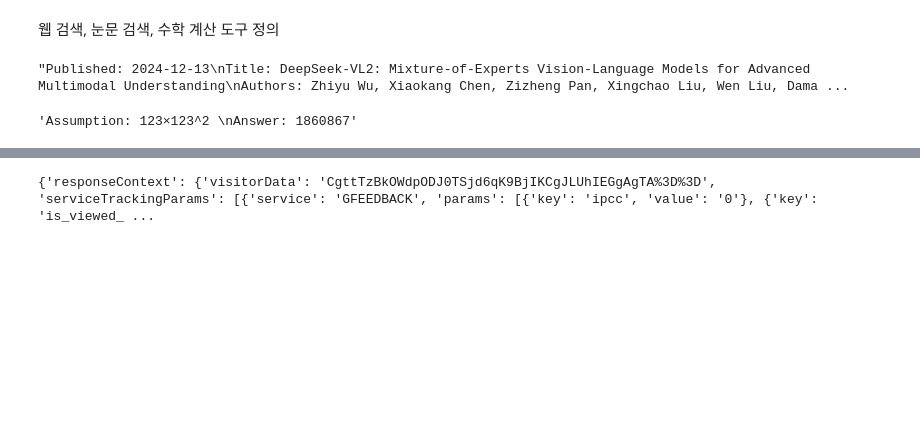
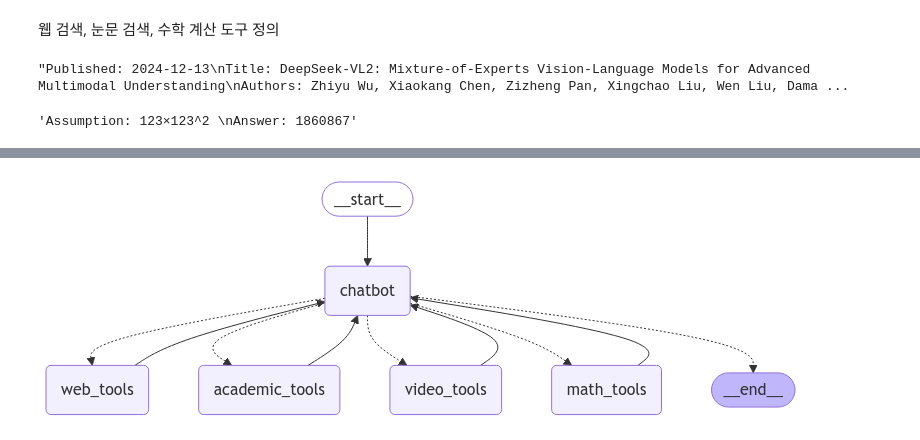
Before and after one commit to diki816/langchain-kr, a Jupyter notebook: 98-Agent/part4_ch1_03.ipynb, the cells around one changed output, grey strips where cells are left out. Drawn from its saved outputs; the diff is of its cells as text; code cells hidden in the pictures; blank space fills up the shorter version.

```diff
--- a/98-Agent/part4_ch1_03.ipynb
+++ b/98-Agent/part4_ch1_03.ipynb
@@ -135,8 +135,8 @@ PytubeError: Exception while accessing title of https://youtube.com/watch?v=rqAE
 # %%
-from pytube import YouTube
-yt = YouTube(f"https://www.youtube.com/watch?v=rqAE9OiK4CY")
+# from pytube import YouTube
+# yt = YouTube(f"https://www.youtube.com/watch?v=rqAE9OiK4CY")
 # yt = YouTube(f"https://www.youtube.com/watch?v=pDvBiB1waBk")
-print(yt.vid_info)
+# print(yt.vid_info)
 # video_info = {
 #     "title": yt.title or "Unknown",
 #     "description": yt.description or "Unknown",
@@ -149,5 +149,3 @@ print(yt.vid_info)
 #     "author": yt.author or "Unknown",
 # }
 # print(video_info)
-# %% [output]
-{'responseContext': {'visitorData': 'CgttTzBkOWdpODJ0TSjd6qK9BjIKCgJLUhIEGgAgTA%3D%3D', 'serviceTrackingParams': [{'service': 'GFEEDBACK', 'params': [{'key': 'ipcc', 'value': '0'}, {'key': 'is_viewed_ ...
@@ -163,0 +161,46 @@ def youtube_tool(query:str):
+# %%
+from langchain_openai import ChatOpenAI
+
+llm = ChatOpenAI(model="gpt-4o-mini")
+
+def chatbot(state: State):
+    llm_with_tools = llm.bind_tools(tools[state["focus"]])
+    result = llm_with_tools.invoke(state["messages"])
+    return {"messages": [result]}
+# %%
+from langgraph.graph import StateGraph, END
+
+graph_builder = StateGraph(State)
+
+graph_builder.add_node("chatbot", chatbot)
+for focus, tool_node in tool_nodes.items():
+    graph_builder.add_node(f"{focus}_tools", tool_node)
+
+def focus_condition(state):
+    if state["messages"][-1].tool_calls:
+        return f"{state['focus']}_tools"
+    return END
+
+graph_builder.add_conditional_edges(
+    "chatbot",
+    focus_condition,
+    {
+        "web_tools": "web_tools",
+        "academic_tools": "academic_tools",
+        "video_tools": "video_tools",
+        "math_tools": "math_tools",
+        END: END,
+    }
+)
+
+for focus in tools:
+    graph_builder.add_edge(f"{focus}_tools", "chatbot")
+
+graph_builder.set_entry_point("chatbot")
+graph = graph_builder.compile()
+# %%
+from util import display_graph
+
+display_graph(graph)
+# %% [output]
+[figure, added]
```
Also changed, not shown: parts of 4 cells of this notebook.
